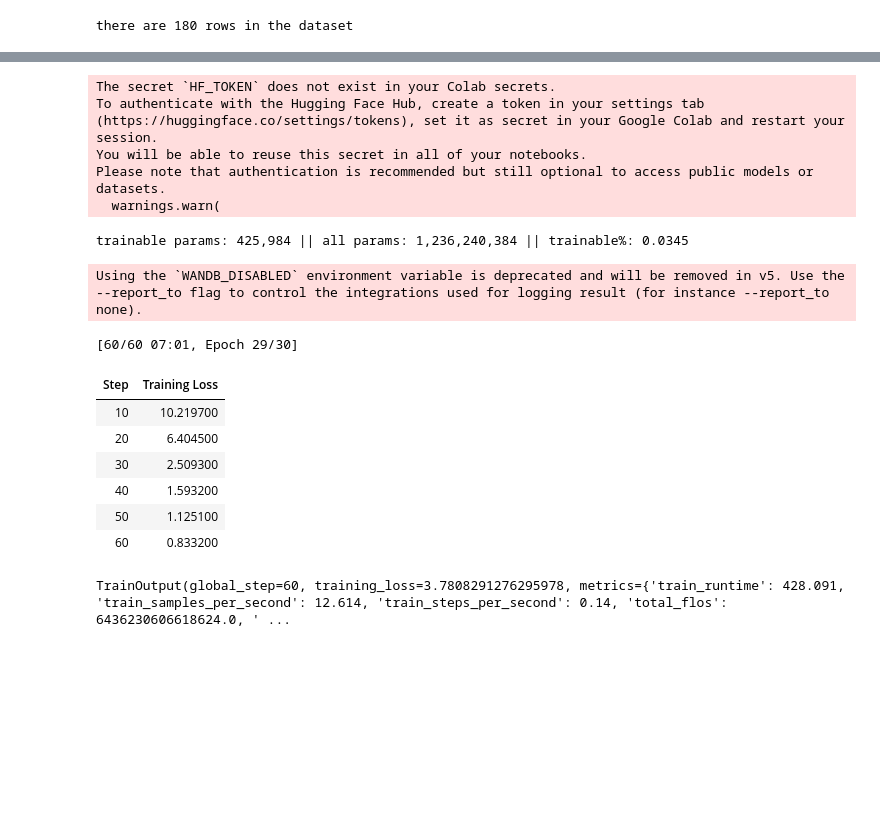
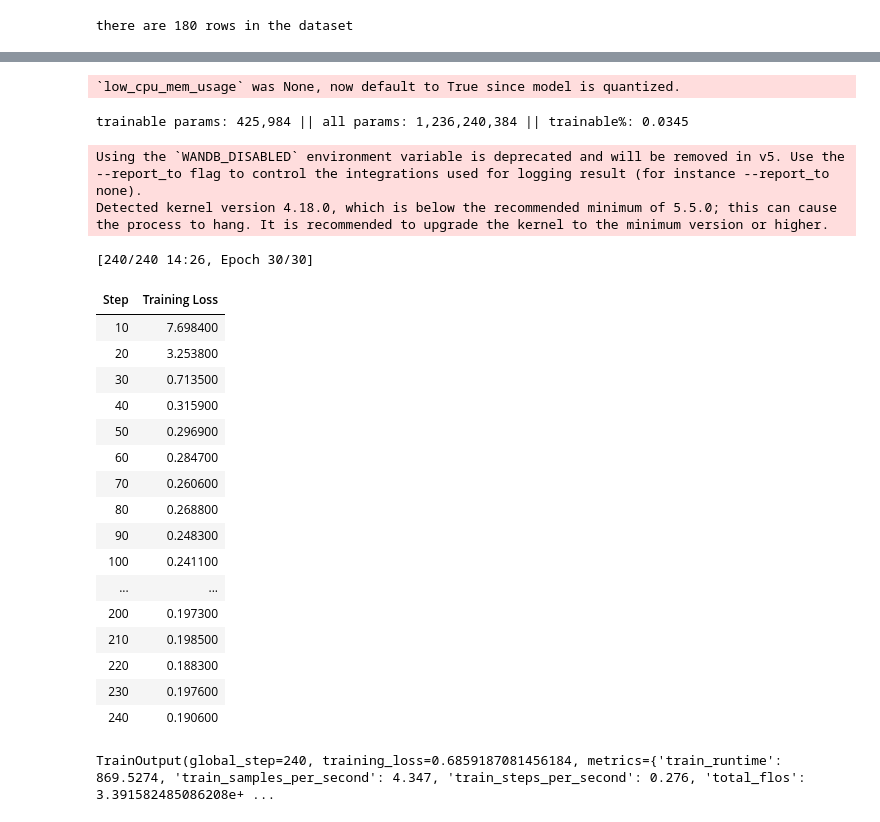
Before and after one commit to everylittlefox/aaronsw-rag, a Jupyter notebook: finetune_rag_generator.ipynb, the cells around one changed output, grey strips where cells are left out. Saved outputs shown, nothing was run; the diff lists cells and outputs as text; code cells hidden in the pictures; blank space fills up the shorter version.

Commit message:
increased context width and got succesful training but still poor results

```diff
--- a/finetune_rag_generator.ipynb
+++ b/finetune_rag_generator.ipynb
@@ -31,5 +15,5 @@ enter huggingface token··········
 # %%
-dir_name = "sample_data"
+dir_name = "data"
 
 if os.path.isfile(dir_name + '/topics.json'):
     with open(dir_name + '/topics.json') as t:
@@ -53,6 +37,8 @@ from transformers import AutoTokenizer, AutoModelForCausalLM
 from datasets import load_dataset
 # %%
 dataset = load_dataset("json", data_files=tfiles)
+# %%
+dataset = dataset["train"].train_test_split(test_size=0.3, seed=42)
 # %%
 def preprocess(row):
     row['input'] = f'<question>\n{row["question"]}\n</question>\n\n<documents>\n{row["documents"]}\n</documents>\n\n<answer>'
@@ -78,16 +62,17 @@ Document 4: The sensory experience of coffee follows complex temporal dynamics r
 
 <answer>
 # %%
+from transformers import BitsAndBytesConfig
+
 model_id = "meta-llama/Llama-3.2-1B"
+bnb_config = BitsAndBytesConfig(
+    load_in_4bit=True,
+)
 
 tokenizer = AutoTokenizer.from_pretrained(model_id)
-model = AutoModelForCausalLM.from_pretrained(model_id)
+model = AutoModelForCausalLM.from_pretrained(model_id, quantization_config=bnb_config)
 # %% [output]
-The secret `HF_TOKEN` does not exist in your Colab secrets.
-To authenticate with the Hugging Face Hub, create a token in your settings tab (https://huggingface.co/settings/tokens), set it as secret in your Google Colab and restart your session.
-You will be able to reuse this secret in all of your notebooks.
-Please note that authentication is recommended but still optional to access public models or datasets.
-  warnings.warn(
+`low_cpu_mem_usage` was None, now default to True since model is quantized.
 # %%
 # model = model.to(torch.device('cpu'))
 # %%
@@ -95,19 +80,19 @@ tokenizer.pad_token = tokenizer.eos_token
 # %%
 def tokenize_function(row):
     prompt = row["input"]
-    full_text = prompt + "\n" + f'row["answer"]\n</answer>'
+    full_text = prompt + "\n" + f'{row["answer"]}\n</answer>'
 
     tokenized = tokenizer(
         full_text,
         truncation=True,
-        max_length=256,
+        max_length=1536,
         padding="max_length",
     )
 
     prompt_tokenized = tokenizer(
         prompt,
         truncation=True,
-        max_length=256,
+        max_length=1536,
         add_special_tokens=False  # Ensure no extra tokens are added
     )
     prompt_length = len(prompt_tokenized["input_ids"])
@@ -143,33 +128,43 @@ os.environ["WANDB_DISABLED"] = "true"
 # %%
 from transformers import TrainingArguments, Trainer
 
 training_args = TrainingArguments(
     output_dir="./llama-1b-finetuned",
     per_device_train_batch_size=4,
-    gradient_accumulation_steps=16,
+    gradient_accumulation_steps=4,
     num_train_epochs=30,
     logging_steps=10,
     save_strategy="epoch",
-    fp16=True,
     report_to=None
-#    use_cpu=True
 )
 
 trainer = Trainer(
     model=model,
     args=training_args,
-    train_dataset=tokenized_dataset["train"],  # or the appropriate split name
+    train_dataset=tokenized_dataset['train'],
+    eval_dataset=tokenized_dataset['test']
 )
 
 trainer.train()
 # %% [output]
 Using the `WANDB_DISABLED` environment variable is deprecated and will be removed in v5. Use the --report_to flag to control the integrations used for logging result (for instance --report_to none).
+Detected kernel version 4.18.0, which is below the recommended minimum of 5.5.0; this can cause the process to hang. It is recommended to upgrade the kernel to the minimum version or higher.
-[60/60 07:01, Epoch 29/30]
+[240/240 14:26, Epoch 30/30]
 | Step | Training Loss |
-| 10 | 10.219700 |
-| 20 | 6.404500 |
-| 30 | 2.509300 |
-| 40 | 1.593200 |
-| 50 | 1.125100 |
-| 60 | 0.833200 |
+| 10 | 7.698400 |
+| 20 | 3.253800 |
+| 30 | 0.713500 |
+| 40 | 0.315900 |
+| 50 | 0.296900 |
+| 60 | 0.284700 |
+| 70 | 0.260600 |
+| 80 | 0.268800 |
+| 90 | 0.248300 |
+| 100 | 0.241100 |
+| ... | ... |
+| 200 | 0.197300 |
+| 210 | 0.198500 |
+| 220 | 0.188300 |
+| 230 | 0.197600 |
+| 240 | 0.190600 |
-TrainOutput(global_step=60, training_loss=3.7808291276295978, metrics={'train_runtime': 428.091, 'train_samples_per_second': 12.614, 'train_steps_per_second': 0.14, 'total_flos': 6436230606618624.0, ' ...
+TrainOutput(global_step=240, training_loss=0.6859187081456184, metrics={'train_runtime': 869.5274, 'train_samples_per_second': 4.347, 'train_steps_per_second': 0.276, 'total_flos': 3.391582485086208e+ ...
```
Also changed, not shown: parts of 7 cells of this notebook.
